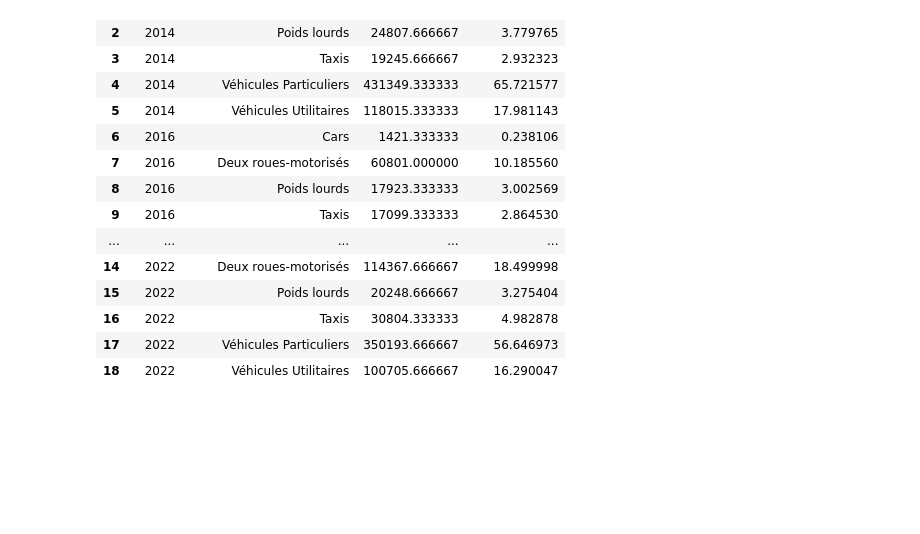
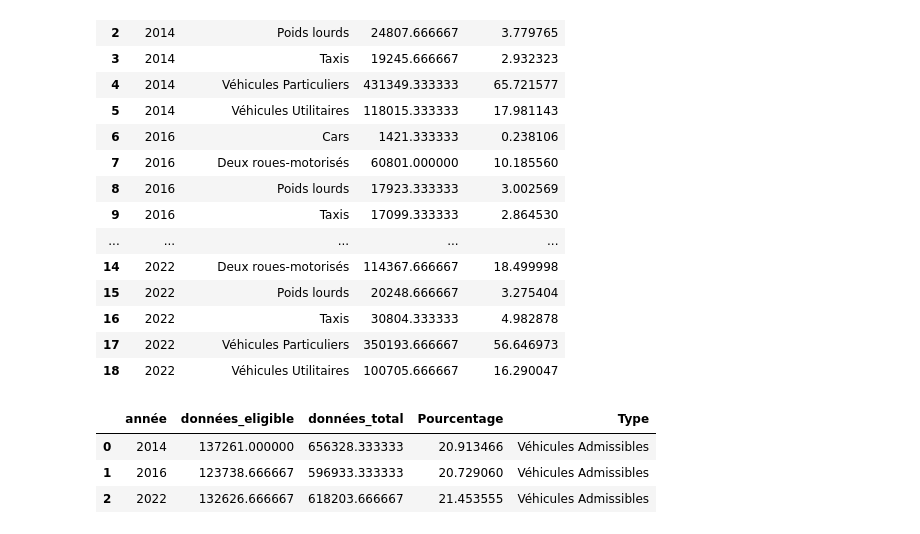
Before and after one commit to qgaillar/Design-Project, a Jupyter notebook: Analyse_type_vehicule_periph/compo_trafic.ipynb, the cells around one changed output. Saved outputs shown, nothing was run; the diff lists cells and outputs as text; code cells hidden in the pictures; blank space fills up the shorter version.

```diff
--- a/Analyse_type_vehicule_periph/compo_trafic.ipynb
+++ b/Analyse_type_vehicule_periph/compo_trafic.ipynb
@@ -241,21 +241,31 @@ fig_admissibles.show()
 # %%
 # 4. Répartition des véhicules admissibles vs non admissibles sur la voie de covoiturage (en pourcentage)
 vehicules_autorises = ["Taxis", "Bus", "Véhicules Utilitaires", "Autres (incluant covoiturage)"]
 df_eligible = df[df["catégories de véhicules"].isin(vehicules_autorises)].groupby("année")["données"].sum().reset_index()
 df_non_eligible = df[~df["catégories de véhicules"].isin(vehicules_autorises)].groupby("année")["données"].sum().reset_index()
 
 df_total = df.groupby("année")["données"].sum().reset_index()
 df_eligible = df_eligible.merge(df_total, on="année", suffixes=("_eligible", "_total"))
 df_non_eligible = df_non_eligible.merge(df_total, on="année", suffixes=("_non_eligible", "_total"))
 
 df_eligible["Pourcentage"] = (df_eligible["données_eligible"] / df_eligible["données_total"]) * 100
 df_non_eligible["Pourcentage"] = (df_non_eligible["données_non_eligible"] / df_non_eligible["données_total"]) * 100
 
 df_eligible["Type"] = "Véhicules Admissibles"
 df_non_eligible["Type"] = "Véhicules Non Admissibles"
 df_final = pd.concat([df_eligible[["année", "Pourcentage", "Type"]], df_non_eligible[["année", "Pourcentage", "Type"]]])
+df_final = df_final.dropna()  # Supprime les années avec NaN
+df_final = df_final[df_final["année"].isin(df["année"].unique())]  # Garde seulement les années valides
 
 fig_admissibles = px.bar(df_final, x="année", y="Pourcentage", color="Type", barmode="stack",
                           labels={"Pourcentage": "Pourcentage de véhicules", "année": "Année", "Type": "Catégorie"},
                           title="Répartition en pourcentage des véhicules admissibles vs non admissibles sur la voie de covoiturage")
+
+fig_admissibles.update_xaxes(type="category")  # Force Plotly à traiter les années comme des catégories discrètes
 fig_admissibles.show()
+df_eligible
+# %% [output]
+|  | année | données_eligible | données_total | Pourcentage | Type |
+| 0 | 2014 | 137261.000000 | 656328.333333 | 20.913466 | Véhicules Admissibles |
+| 1 | 2016 | 123738.666667 | 596933.333333 | 20.729060 | Véhicules Admissibles |
+| 2 | 2022 | 132626.666667 | 618203.666667 | 21.453555 | Véhicules Admissibles |
```
Also changed, not shown: 4 other files.
